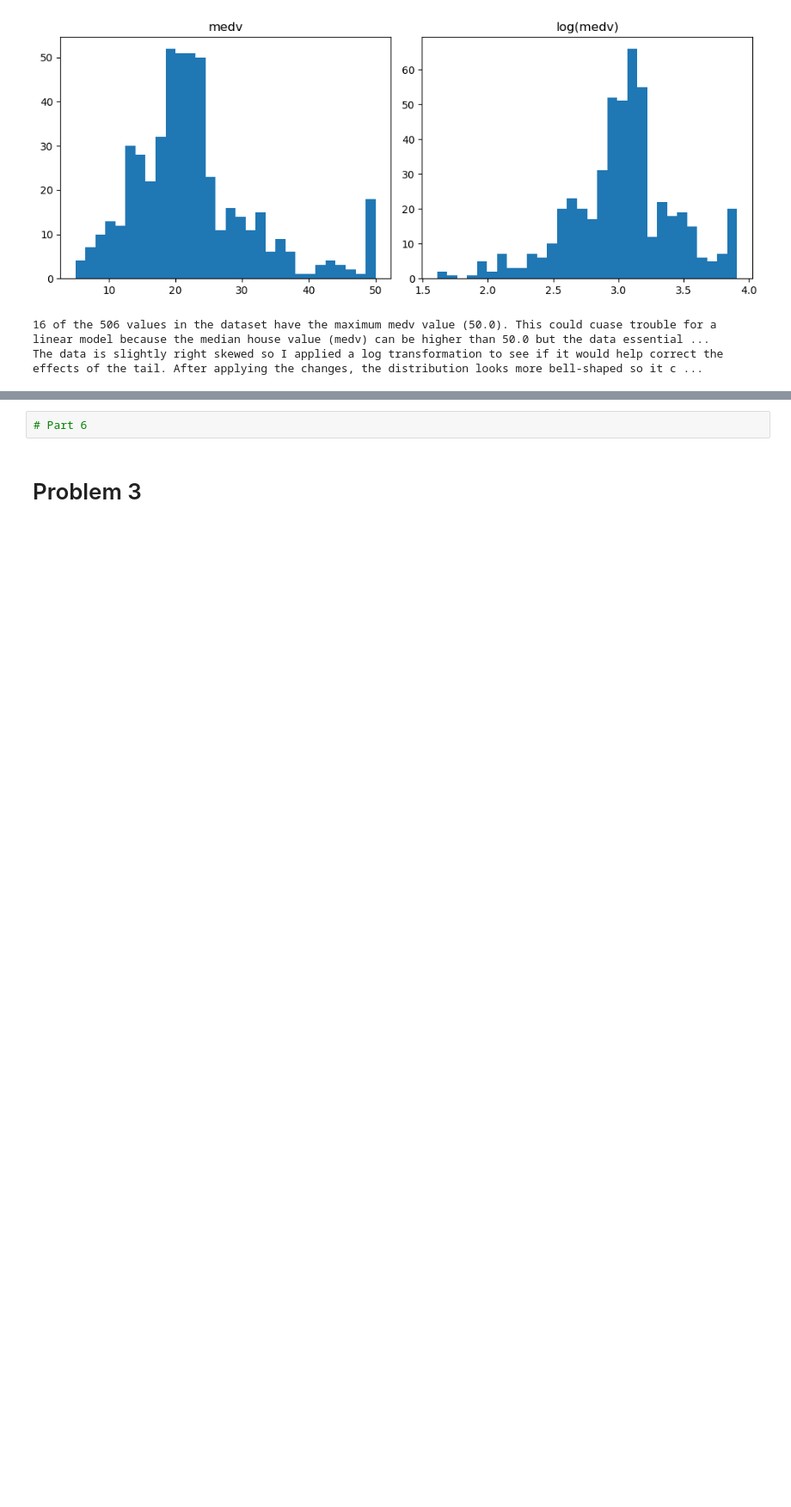
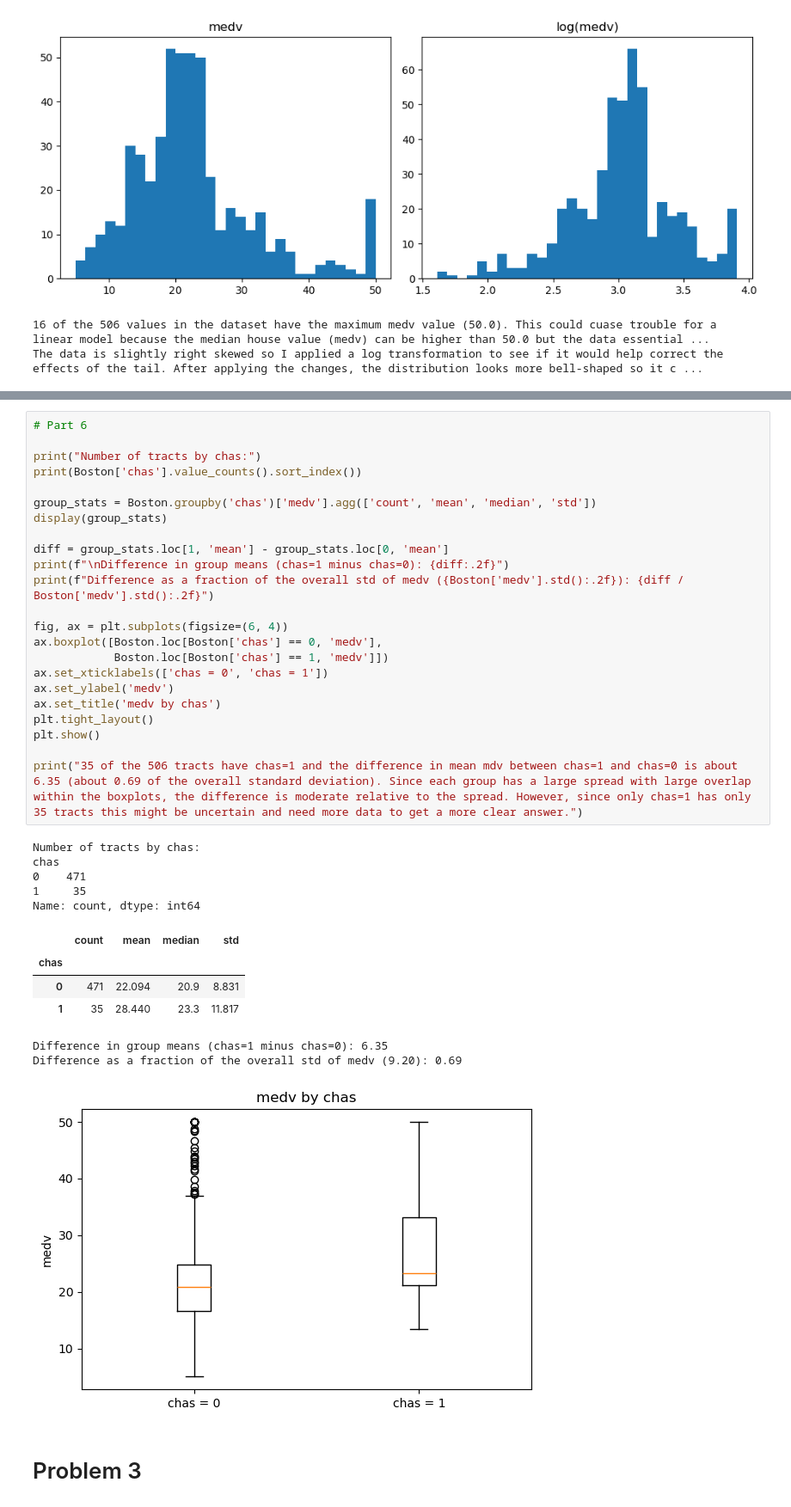
Before and after one commit to avinashsriram1/ADSP-31011-Statistical-Models-for-Data-Science, a Jupyter notebook: Assignment 3/Assignment_3_Avinash_Sriram.ipynb, the cells around one changed output, grey strips where cells are left out. Shown at 86% size. Drawn from its saved outputs; the diff is of its cells as text; blank space fills up the shorter version.

```diff
--- a/Assignment 3/Assignment_3_Avinash_Sriram.ipynb
+++ b/Assignment 3/Assignment_3_Avinash_Sriram.ipynb
@@ -220,4 +243,38 @@ looks weak:
 # %%
 # Part 6
+
+print("Number of tracts by chas:")
+print(Boston['chas'].value_counts().sort_index())
+
+group_stats = Boston.groupby('chas')['medv'].agg(['count', 'mean', 'median', 'std'])
+display(group_stats)
+
+diff = group_stats.loc[1, 'mean'] - group_stats.loc[0, 'mean']
+print(f"\nDifference in group means (chas=1 minus chas=0): {diff:.2f}")
+print(f"Difference as a fraction of the overall std of medv ({Boston['medv'].std():.2f}): {diff / Boston['medv'].std():.2f}")
+
+fig, ax = plt.subplots(figsize=(6, 4))
+ax.boxplot([Boston.loc[Boston['chas'] == 0, 'medv'],
+            Boston.loc[Boston['chas'] == 1, 'medv']])
+ax.set_xticklabels(['chas = 0', 'chas = 1'])
+ax.set_ylabel('medv')
+ax.set_title('medv by chas')
+plt.tight_layout()
+plt.show()
+
+print("35 of the 506 tracts have chas=1 and the difference in mean mdv between chas=1 and chas=0 is about 6.35 (about 0.69 of the overall standard deviation). Since each group has a large spread with large overlap within the boxplots, the difference is moderate relative to the spread. However, since only chas=1 has only 35 tracts this might be uncertain and need more data to get a more clear answer.")
+# %% [output]
+Number of tracts by chas:
+chas
+0    471
+1     35
+Name: count, dtype: int64
+|  | count | mean | median | std |
+| chas |  |  |  |  |
+| 0 | 471 | 22.094 | 20.9 | 8.831 |
+| 1 | 35 | 28.440 | 23.3 | 11.817 |
+Difference in group means (chas=1 minus chas=0): 6.35
+Difference as a fraction of the overall std of medv (9.20): 0.69
+[figure, added]
 # %% [markdown]
 # Problem 3
```
Also changed, not shown: parts of 7 cells of this notebook.
